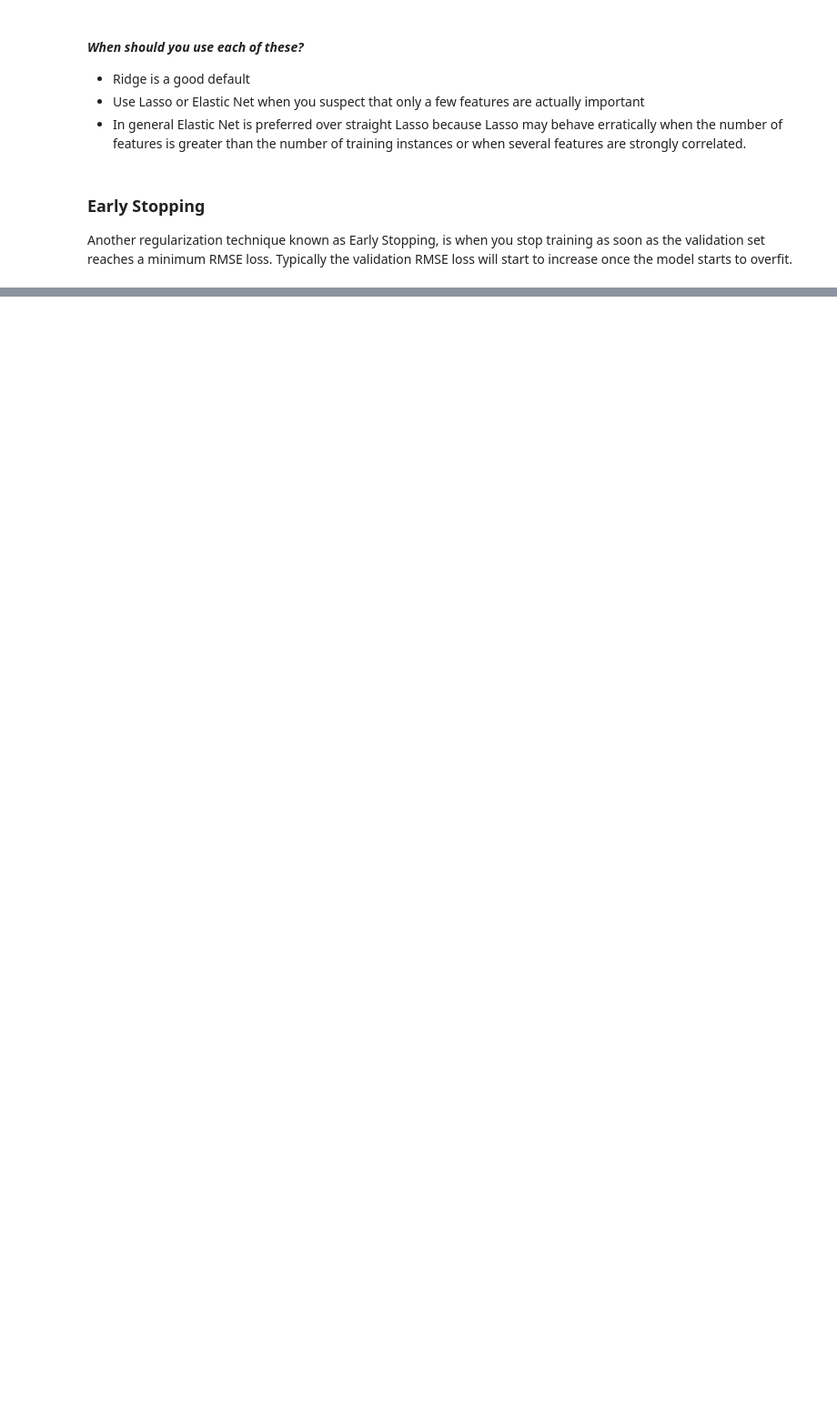
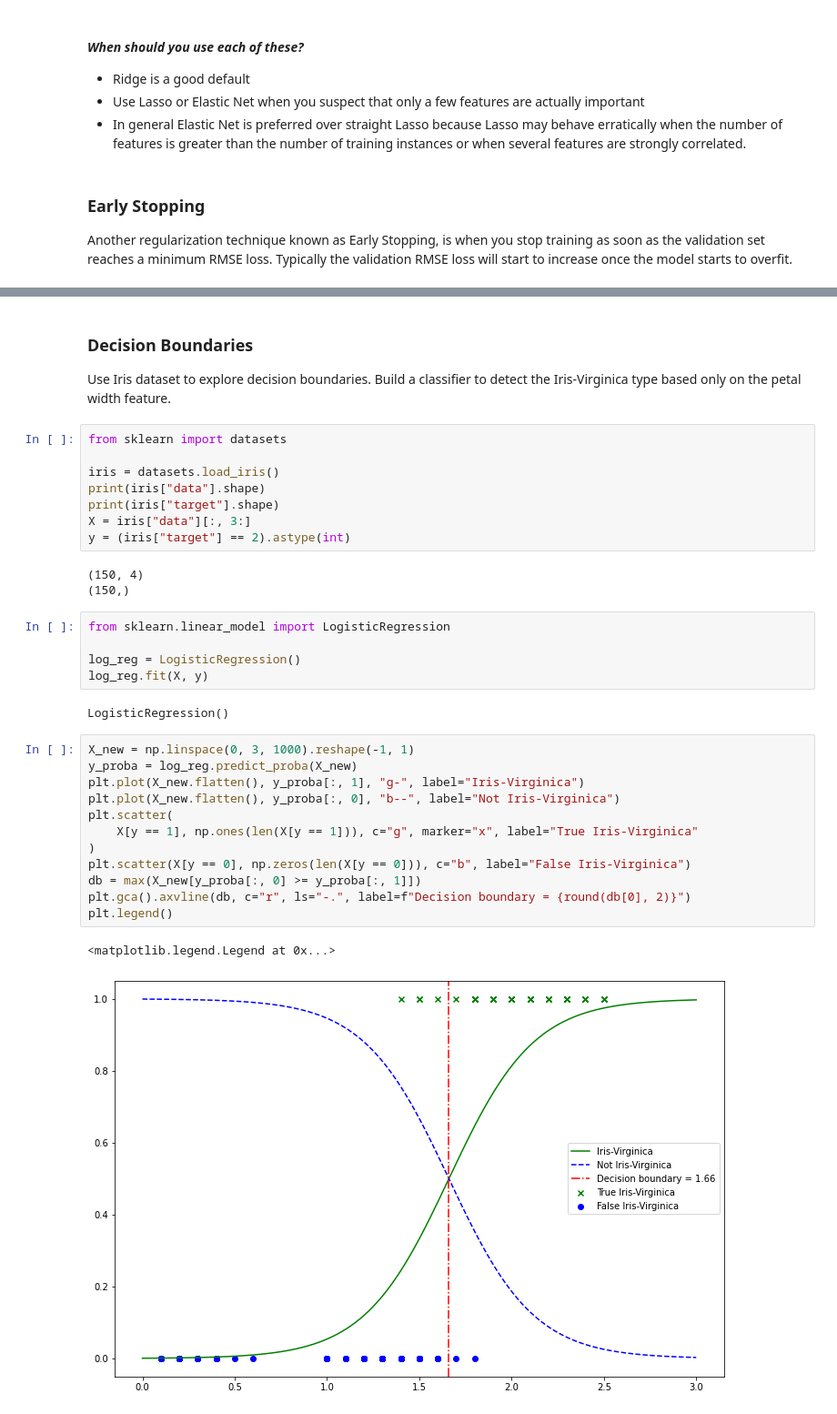
Before and after one commit to rileypeterson/ML, a Jupyter notebook: chapter4/notes.ipynb, the cells around one changed output, grey strips where cells are left out. Shown: that part at 91% size. Drawn from its saved outputs; the diff is of its cells as text; blank space fills up the shorter version.

```diff
--- a/chapter4/notes.ipynb
+++ b/chapter4/notes.ipynb
@@ -275,0 +349,36 @@ Another regularization technique known as Early Stopping, is when you stop train
+# %% [markdown]
+### Decision Boundaries
+Use Iris dataset to explore decision boundaries. Build a classifier to detect the Iris-Virginica type based only on the petal width feature.
+# %%
+from sklearn import datasets
+
+iris = datasets.load_iris()
+print(iris["data"].shape)
+print(iris["target"].shape)
+X = iris["data"][:, 3:]
+y = (iris["target"] == 2).astype(int)
+# %% [output]
+(150, 4)
+(150,)
+# %%
+from sklearn.linear_model import LogisticRegression
+
+log_reg = LogisticRegression()
+log_reg.fit(X, y)
+# %% [output]
+LogisticRegression()
+# %%
+X_new = np.linspace(0, 3, 1000).reshape(-1, 1)
+y_proba = log_reg.predict_proba(X_new)
+plt.plot(X_new.flatten(), y_proba[:, 1], "g-", label="Iris-Virginica")
+plt.plot(X_new.flatten(), y_proba[:, 0], "b--", label="Not Iris-Virginica")
+plt.scatter(
+    X[y == 1], np.ones(len(X[y == 1])), c="g", marker="x", label="True Iris-Virginica"
+)
+plt.scatter(X[y == 0], np.zeros(len(X[y == 0])), c="b", label="False Iris-Virginica")
+db = max(X_new[y_proba[:, 0] >= y_proba[:, 1]])
+plt.gca().axvline(db, c="r", ls="-.", label=f"Decision boundary = {round(db[0], 2)}")
+plt.legend()
+# %% [output]
+<matplotlib.legend.Legend at 0x...>
+[figure, added]
```
Also changed, not shown: parts of 16 cells of this notebook.
